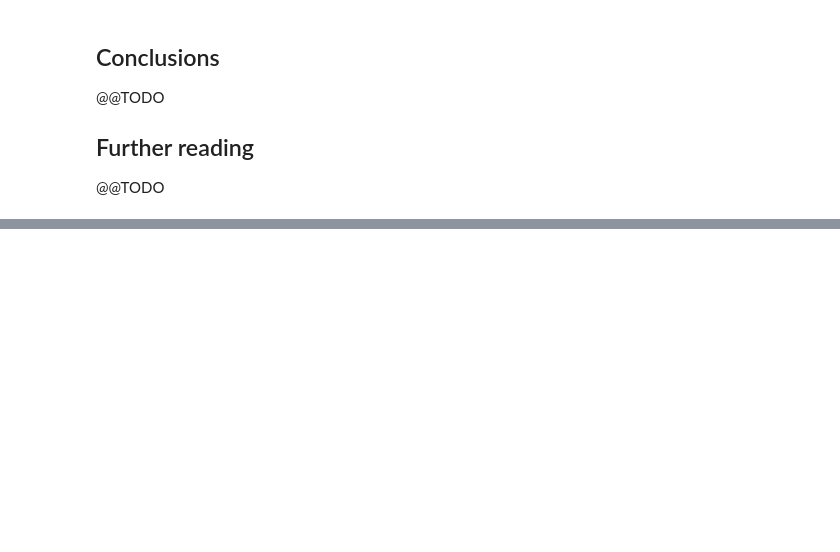
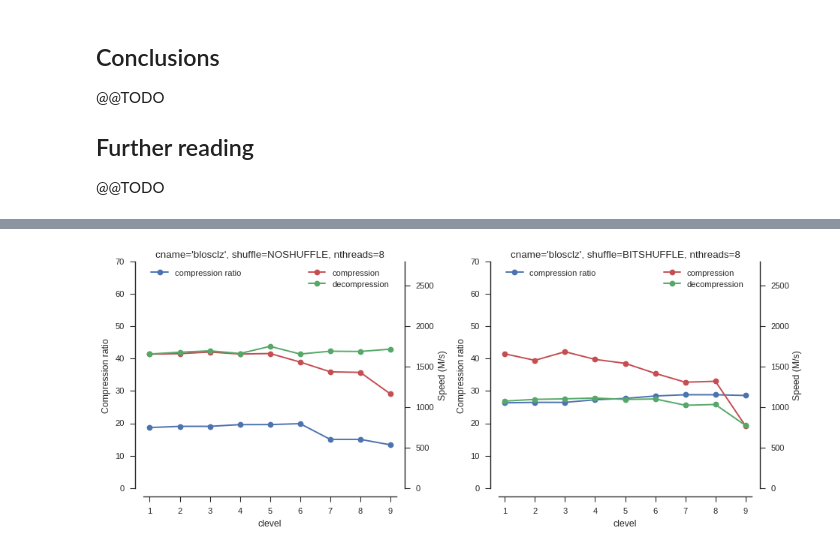
Before and after one commit to alimanfoo/alimanfoo.github.io, a Jupyter notebook: _posts/2016-09-21-genotype-compression-benchmark.ipynb, the cells around one changed output, grey strips where cells are left out. Saved outputs shown, nothing was run; the diff lists cells and outputs as text; code cells hidden in the pictures; blank space fills up the shorter version.

```diff
--- a/_posts/2016-09-21-genotype-compression-benchmark.ipynb
+++ b/_posts/2016-09-21-genotype-compression-benchmark.ipynb
@@ -313,0 +432,4 @@ plot_summary(mt_compress_times, mt_decompress_times, annotate=annotate)
+# %%
+fig_blosc_bench('blosclz', 8)
+# %% [output]
+[figure, added]
```
Also changed, not shown: parts of 21 cells of this notebook, 19 other files.
